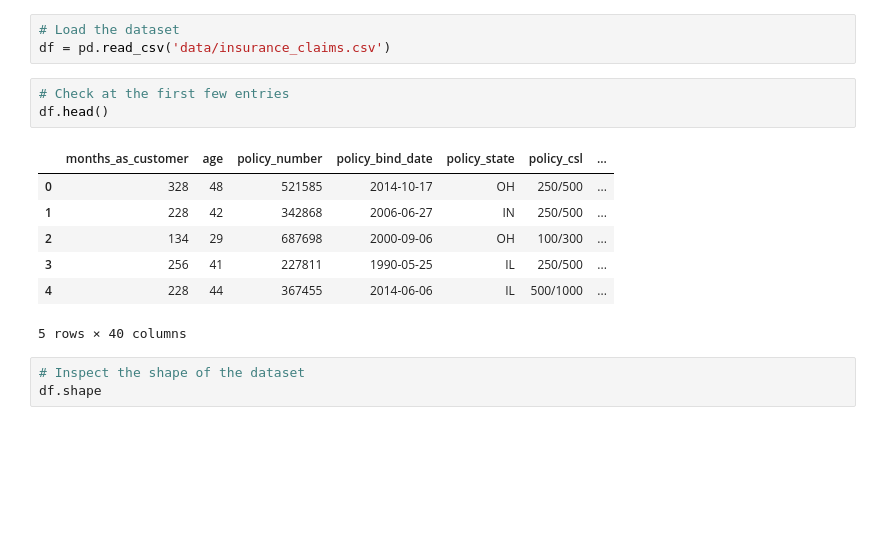
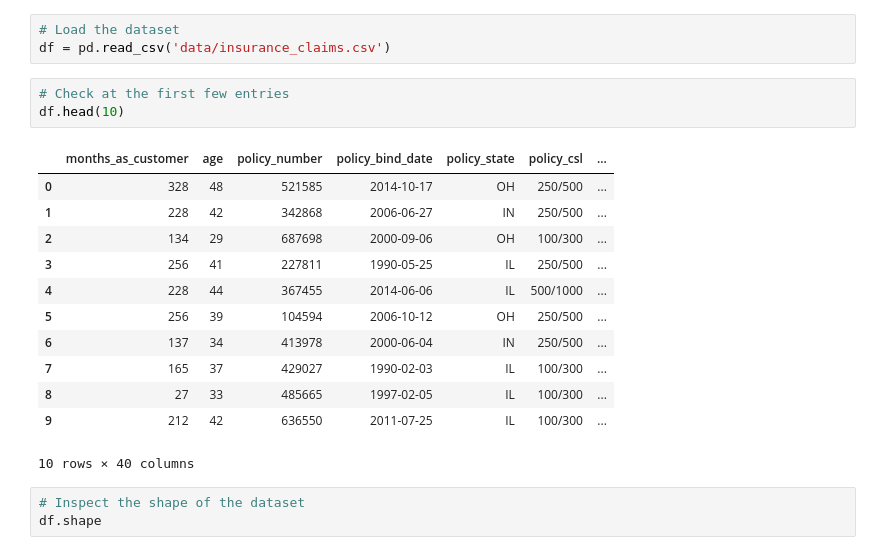
Before and after one commit to vijaykumar-qait/Fraudulent-Claim-Detection-Assignment, a Jupyter notebook: Fraudulent_Claim_Detection_Starter.ipynb, the cells around one changed output. Drawn from its saved outputs; the diff is of its cells as text; blank space fills up the shorter version.

```diff
--- a/Fraudulent_Claim_Detection_Starter.ipynb
+++ b/Fraudulent_Claim_Detection_Starter.ipynb
@@ -221,15 +221,20 @@ import matplotlib.pyplot as plt
 df = pd.read_csv('data/insurance_claims.csv')
 # %%
 # Check at the first few entries
-df.head()
+df.head(10)
 # %% [output]
 |  | months_as_customer | age | policy_number | policy_bind_date | policy_state | policy_csl | ... |
 | 0 | 328 | 48 | 521585 | 2014-10-17 | OH | 250/500 | ... |
 | 1 | 228 | 42 | 342868 | 2006-06-27 | IN | 250/500 | ... |
 | 2 | 134 | 29 | 687698 | 2000-09-06 | OH | 100/300 | ... |
 | 3 | 256 | 41 | 227811 | 1990-05-25 | IL | 250/500 | ... |
 | 4 | 228 | 44 | 367455 | 2014-06-06 | IL | 500/1000 | ... |
+| 5 | 256 | 39 | 104594 | 2006-10-12 | OH | 250/500 | ... |
+| 6 | 137 | 34 | 413978 | 2000-06-04 | IN | 250/500 | ... |
+| 7 | 165 | 37 | 429027 | 1990-02-03 | IL | 100/300 | ... |
+| 8 | 27 | 33 | 485665 | 1997-02-05 | IL | 100/300 | ... |
+| 9 | 212 | 42 | 636550 | 2011-07-25 | IL | 100/300 | ... |
-5 rows × 40 columns
+10 rows × 40 columns
 # %%
 # Inspect the shape of the dataset
 df.shape
```
Also changed, not shown: parts of 60 cells of this notebook.
